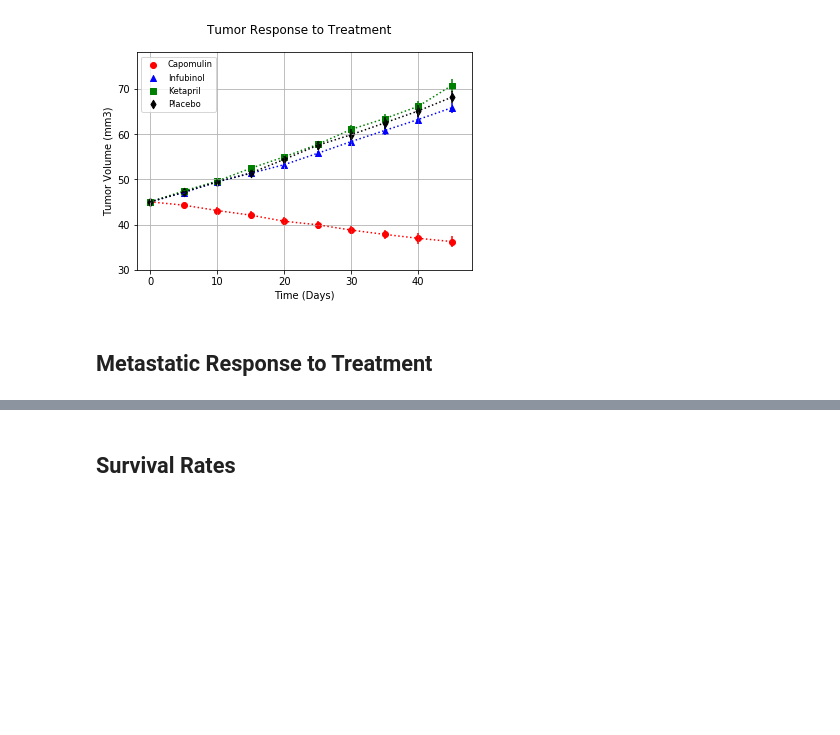
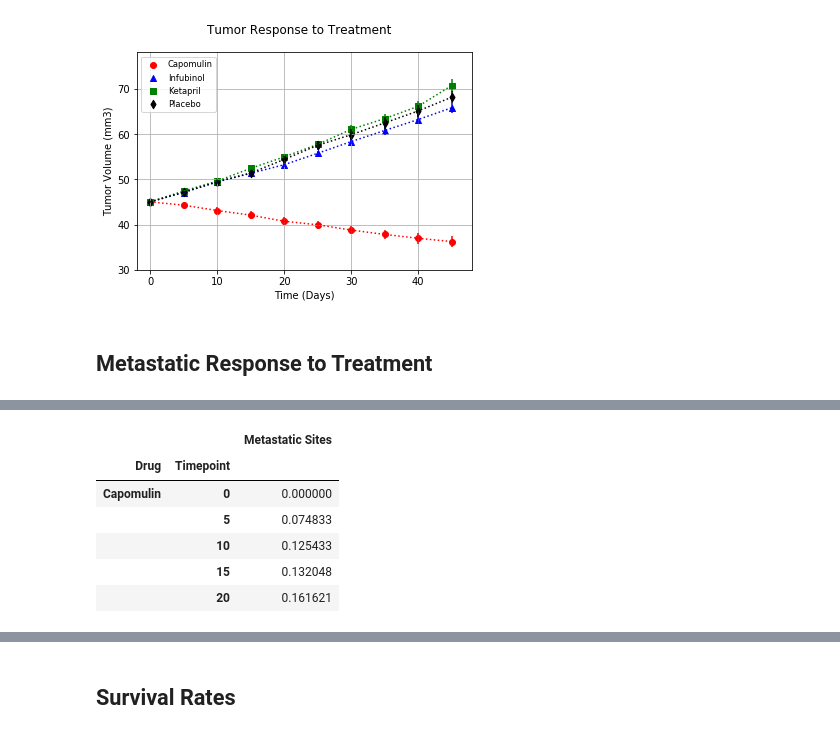
Before and after one commit to QuanShuang/Matplotlib_Assignment, a Jupyter notebook: pymaceuticals_starter.ipynb, the cells around one changed output, grey strips where cells are left out. Drawn from its saved outputs; the diff is of its cells as text; code cells hidden in the pictures; blank space fills up the shorter version.

```diff
--- a/pymaceuticals_starter.ipynb
+++ b/pymaceuticals_starter.ipynb
@@ -145,8 +146,20 @@ plt.show()
 # %%
 # Store the Standard Error associated with Met. Sites Grouped by Drug and Timepoint
+grouped_met_sem=merge_data.groupby(["Drug","Timepoint"]).sem()
+
 
 # Convert to DataFrame
+Met_sem=pd.DataFrame(grouped_met_sem["Metastatic Sites"])
 
 # Preview DataFrame
+Met_sem.head()
+# %% [output]
+|  |  | Metastatic Sites |
+| Drug | Timepoint |  |
+| Capomulin | 0 | 0.000000 |
+|  | 5 | 0.074833 |
+|  | 10 | 0.125433 |
+|  | 15 | 0.132048 |
+|  | 20 | 0.161621 |
 # %%
 # Minor Data Munging to Re-Format the Data Frames
```
Also changed, not shown: parts of 6 cells of this notebook, 1 other file.
